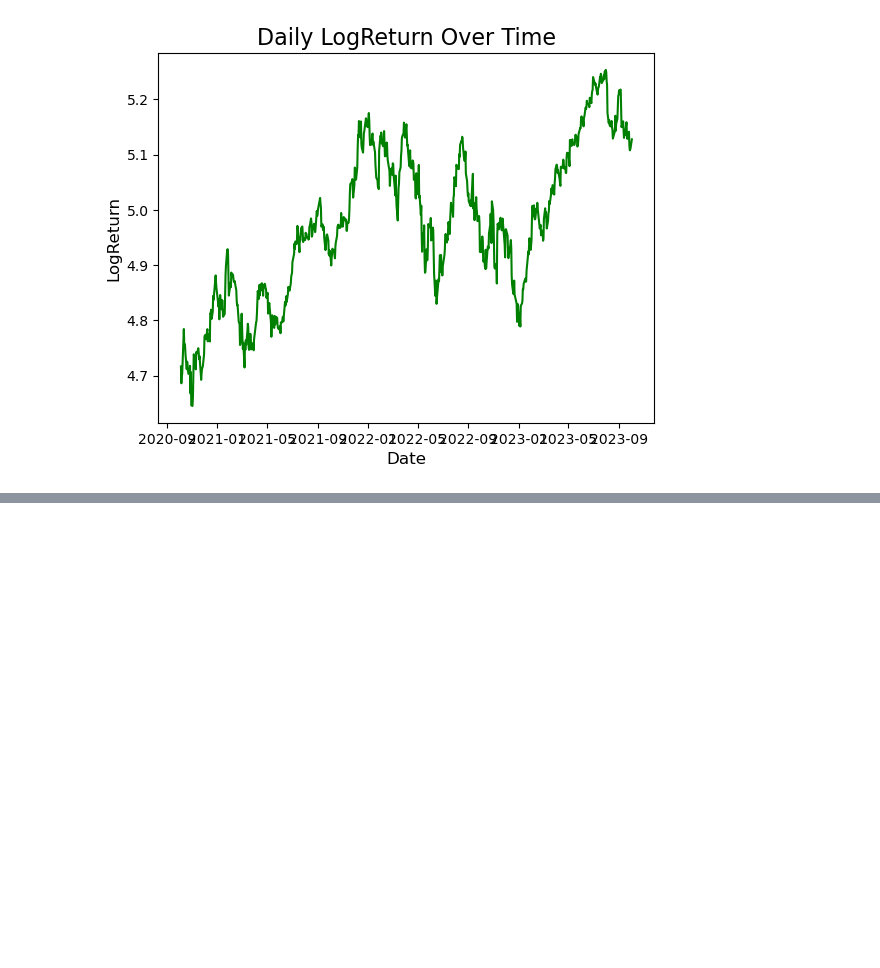
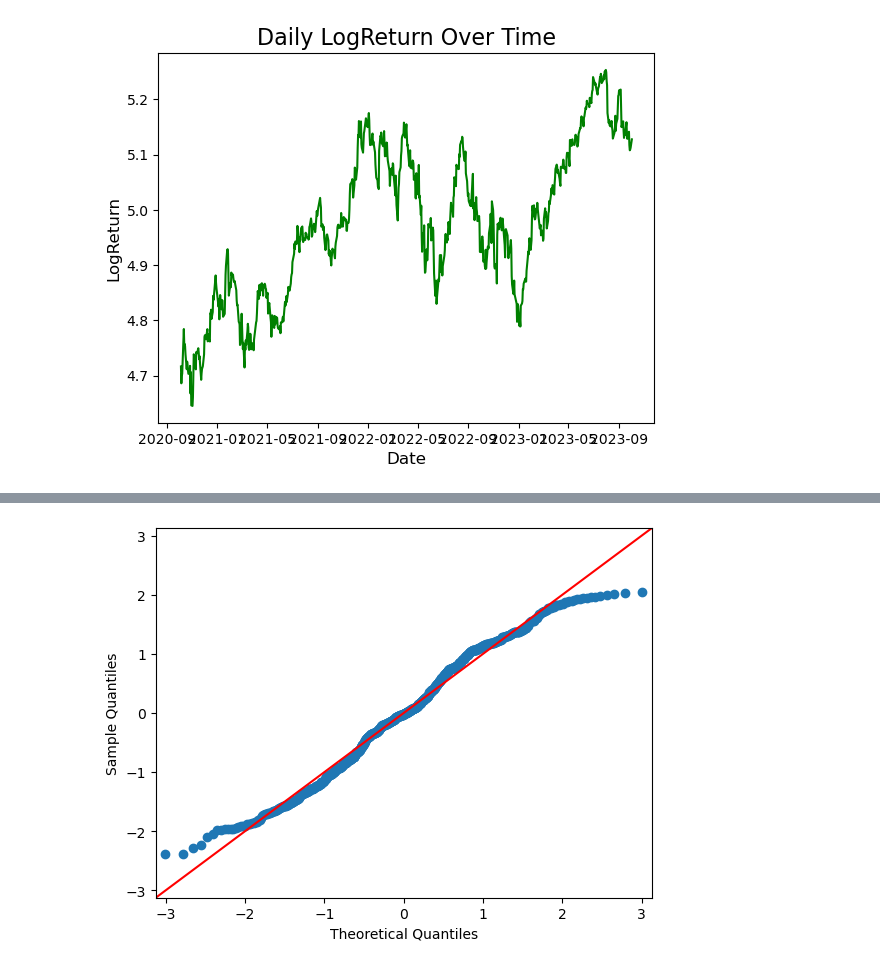
Before and after one commit to andreist3fan/ovmHW1, a Jupyter notebook: homework1.ipynb, the cells around one changed output, grey strips where cells are left out. Cells and saved outputs as stored; diff of their text form; code cells hidden in the pictures; blank space fills up the shorter version.

```diff
--- a/homework1.ipynb
+++ b/homework1.ipynb
@@ -94,2 +103,10 @@ print("Variance of LogReturn: ", variance)
 Mean of LogReturn:  4.972848746750936
 Variance of LogReturn:  0.018785953436489842
+# %%
+foo = daily_data['LogReturn']
+foo = foo.dropna()
+#print(foo)
+fig = sm.qqplot(foo, stats.norm, fit=True, line='45')
+plt.show()
+# %% [output]
+[figure, added]
```
Also changed, not shown: parts of 13 cells of this notebook, 2 other files.
